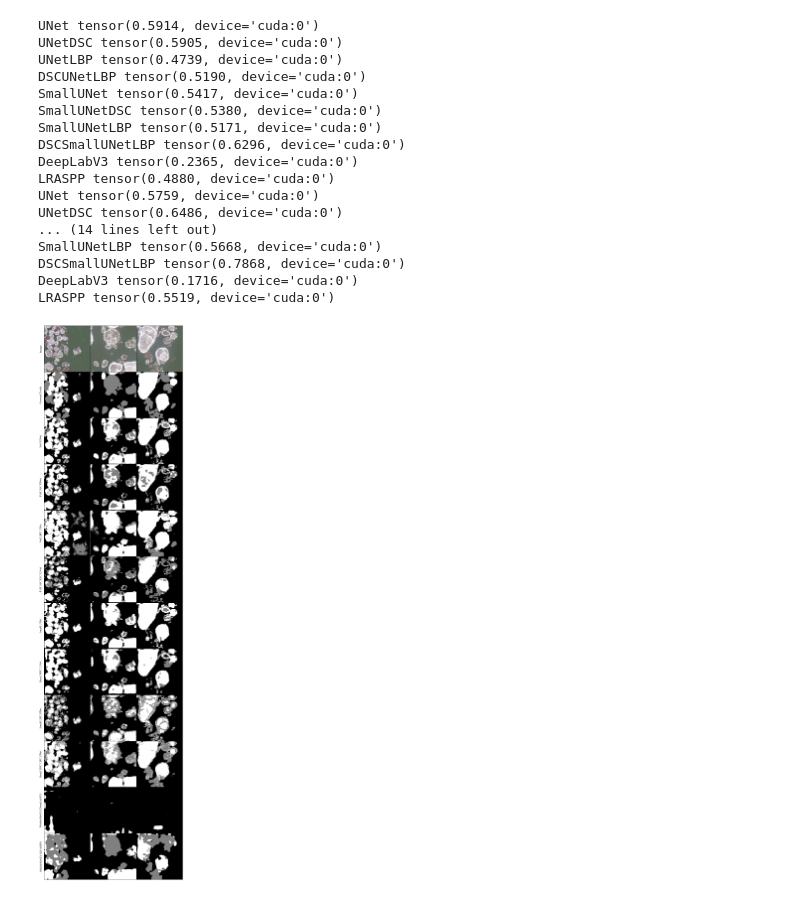
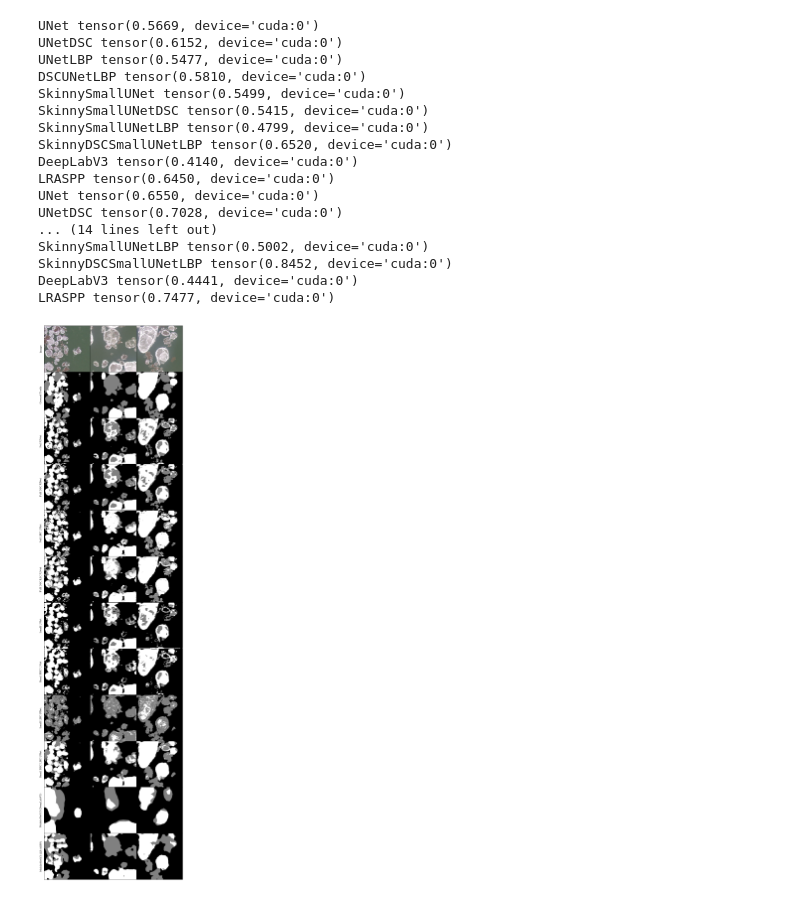
Before and after one commit to dansola/PGA-Net, a Jupyter notebook: notebooks/preds_figure.ipynb, the cells around one changed output. Saved outputs shown, nothing was run; the diff lists cells and outputs as text; code cells hidden in the pictures.

Commit message:
made new figures and train times for skinny networks

```diff
--- a/notebooks/preds_figure.ipynb
+++ b/notebooks/preds_figure.ipynb
@@ -127,8 +131,8 @@ def plot_column(ind, img_number, epoch=10):
     plot_example(axs[5, ind], pred, x_label=x_label, y_label=y_label)
 
     img, mask, pred = eval_model(
-        SmallUNet(n_channels=3, n_classes=3, bilinear=True).to(device),
-        f'/home/dsola/repos/PGA-Net/checkpoints/laced_disco_238_small_unet_ice/epoch{epoch}.pth',
+        SkinnySmallUNet(n_channels=3, n_classes=3, bilinear=True).to(device),
+        f'/home/dsola/repos/PGA-Net/checkpoints/noble_forest_358_skinny_small_unet/epoch{epoch}.pth',
         'Full Unet, 80 epochs', img_number
     )
     if img_number==6:
@@ -136,8 +140,8 @@ def plot_column(ind, img_number, epoch=10):
     plot_example(axs[6, ind], pred, x_label=x_label, y_label=y_label)
 
     img, mask, pred = eval_model(
-         SmallUNetDSC(n_channels=3, n_classes=3, bilinear=True).to(device),
-        f'/home/dsola/repos/PGA-Net/checkpoints/cosmic_waterfall_315_small_dsc_unet_ice/epoch{epoch}.pth',
+         SkinnySmallUNetDSC(n_channels=3, n_classes=3, bilinear=True).to(device),
+        f'/home/dsola/repos/PGA-Net/checkpoints/ancient_grass_357_skinny_small_dsc_unet/epoch{epoch}.pth',
         'Full Unet, 80 epochs', img_number
     )
     if img_number==6:
@@ -145,8 +149,8 @@ def plot_column(ind, img_number, epoch=10):
     plot_example(axs[7, ind], pred, x_label=x_label, y_label=y_label)
 
     img, mask, pred = eval_model(
-        SmallUNetLBP(3, 3).to(device),
-        f'/home/dsola/repos/PGA-Net/checkpoints/sandy_moon_228_small_lbc_unet_ice/epoch{epoch}.pth',
+        SkinnySmallUNetLBP(3, 3).to(device),
+        f'/home/dsola/repos/PGA-Net/checkpoints/trim_field_359_skinny_small_lbc_unet/epoch{epoch}.pth',
         'Full Unet, 80 epochs', img_number
     )
     if img_number==6:
@@ -154,8 +158,8 @@ def plot_column(ind, img_number, epoch=10):
     plot_example(axs[8, ind], pred, x_label=x_label, y_label=y_label)
 
     img, mask, pred = eval_model(
-        DSCSmallUNetLBP(3, 3).to(device),
-        f'/home/dsola/repos/PGA-Net/checkpoints/still_paper_311_small_lbc_dsc_unet_ice/epoch{epoch}.pth',
+        SkinnyDSCSmallUNetLBP(3, 3).to(device),
+        f'/home/dsola/repos/PGA-Net/checkpoints/clear_lake_355_skinny_small_dsc_lbc_unet/epoch{epoch}.pth',
         'DSC LBC Small UNet, 80 epochs', img_number
     )
     if img_number==6:
@@ -185,38 +189,38 @@ def plot_column(ind, img_number, epoch=10):
 # %%
 fig, axs = plt.subplots(12,3, figsize=(10, 41))
 
 IMG_NUMBER = 6
 
 device = torch.device('cuda' if torch.cuda.is_available() else 'cpu')
 data_dir = '/home/dsola/repos/PGA-Net/data/'
 batch_size = 1
 img_crop = 256
 img_scale = 0.35
 
 val_set = IceForVisualizing(os.path.join(data_dir, 'imgs'), os.path.join(data_dir, 'masks'),
               os.path.join(data_dir, 'txt_files'), 'val', img_scale, img_crop)
 
-plot_column(0, 6, epoch=1)
-plot_column(1, 7, epoch=1)
-plot_column(2, 8, epoch=1)
+plot_column(0, 6, epoch=2)
+plot_column(1, 7, epoch=2)
+plot_column(2, 8, epoch=2)
 fig.subplots_adjust(wspace=0, hspace=0)
 # %% [output]
-UNet tensor(0.5914, device='cuda:0')
-UNetDSC tensor(0.5905, device='cuda:0')
-UNetLBP tensor(0.4739, device='cuda:0')
-DSCUNetLBP tensor(0.5190, device='cuda:0')
-SmallUNet tensor(0.5417, device='cuda:0')
-SmallUNetDSC tensor(0.5380, device='cuda:0')
-SmallUNetLBP tensor(0.5171, device='cuda:0')
-DSCSmallUNetLBP tensor(0.6296, device='cuda:0')
-DeepLabV3 tensor(0.2365, device='cuda:0')
-LRASPP tensor(0.4880, device='cuda:0')
-UNet tensor(0.5759, device='cuda:0')
-UNetDSC tensor(0.6486, device='cuda:0')
+UNet tensor(0.5669, device='cuda:0')
+UNetDSC tensor(0.6152, device='cuda:0')
+UNetLBP tensor(0.5477, device='cuda:0')
+DSCUNetLBP tensor(0.5810, device='cuda:0')
+SkinnySmallUNet tensor(0.5499, device='cuda:0')
+SkinnySmallUNetDSC tensor(0.5415, device='cuda:0')
+SkinnySmallUNetLBP tensor(0.4799, device='cuda:0')
+SkinnyDSCSmallUNetLBP tensor(0.6520, device='cuda:0')
+DeepLabV3 tensor(0.4140, device='cuda:0')
+LRASPP tensor(0.6450, device='cuda:0')
+UNet tensor(0.6550, device='cuda:0')
+UNetDSC tensor(0.7028, device='cuda:0')
 ... (14 lines left out)
-SmallUNetLBP tensor(0.5668, device='cuda:0')
-DSCSmallUNetLBP tensor(0.7868, device='cuda:0')
-DeepLabV3 tensor(0.1716, device='cuda:0')
-LRASPP tensor(0.5519, device='cuda:0')
+SkinnySmallUNetLBP tensor(0.5002, device='cuda:0')
+SkinnyDSCSmallUNetLBP tensor(0.8452, device='cuda:0')
+DeepLabV3 tensor(0.4441, device='cuda:0')
+LRASPP tensor(0.7477, device='cuda:0')
-[figure, old version]
+[figure, new version]
 # %%
```
Also changed, not shown: parts of 2 cells of this notebook, 50 other files.
